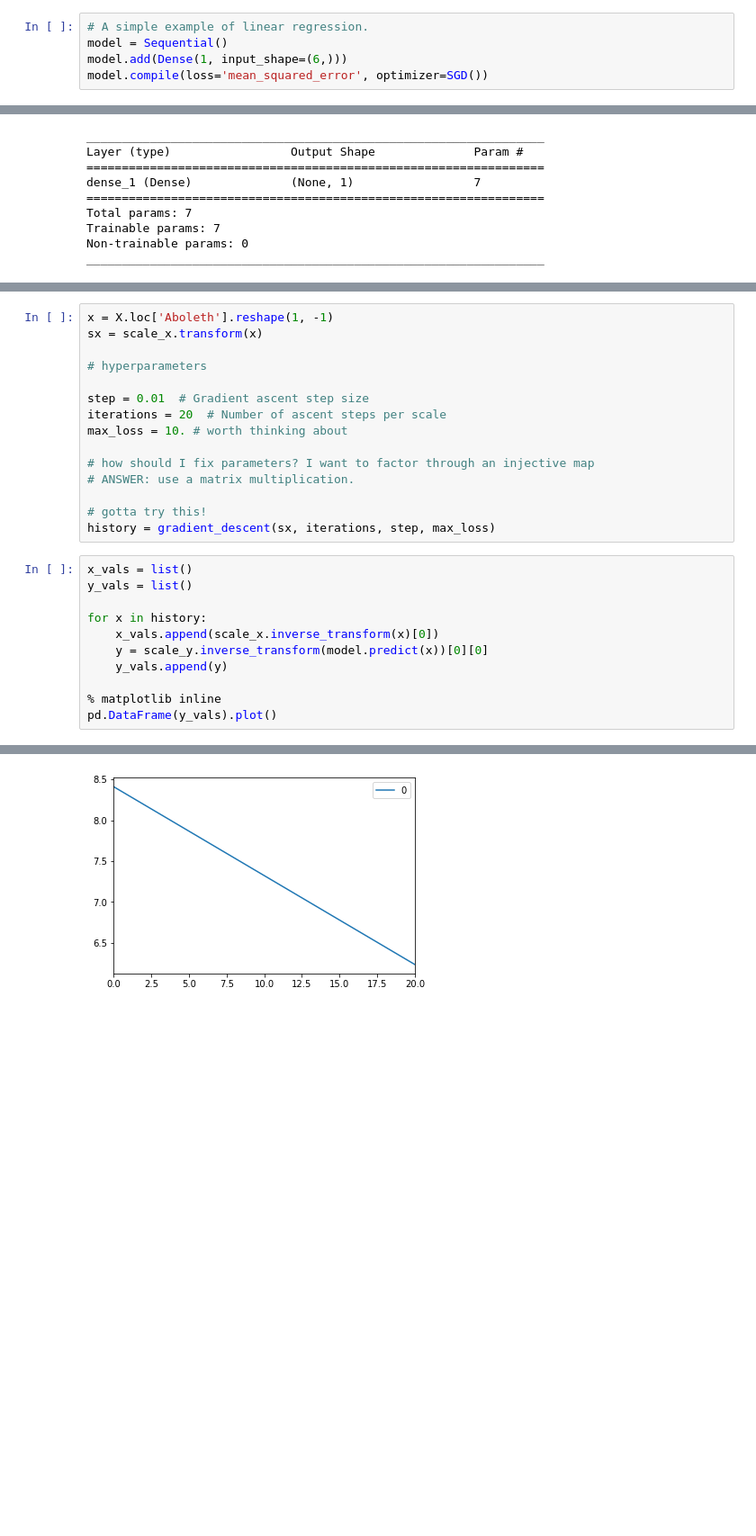
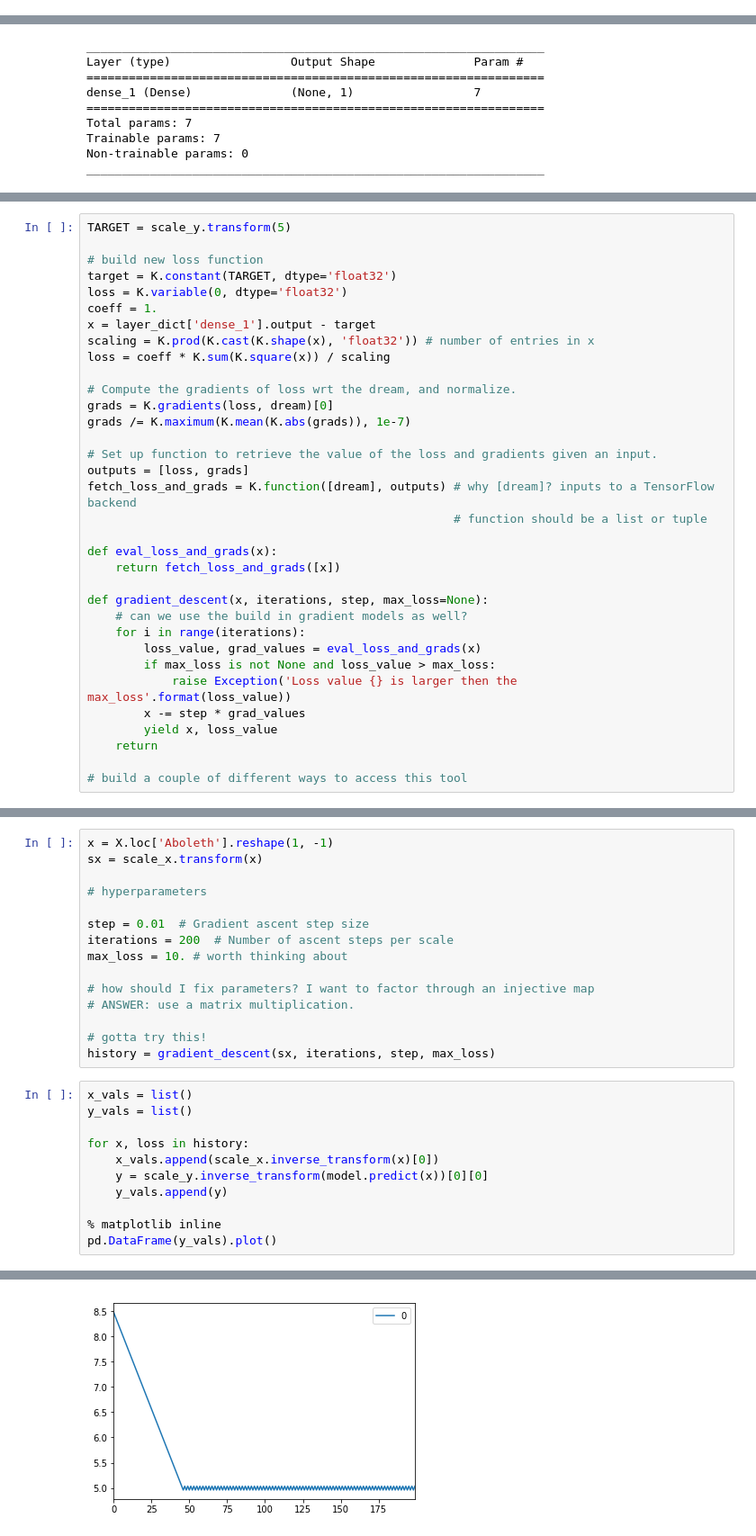
Before and after one commit to wisygig/cr, a Jupyter notebook: Simple neural network.ipynb, the cells around one changed output, grey strips where cells are left out. Shown at 90% size. Saved outputs shown, nothing was run; the diff lists cells and outputs as text; blank space fills up the shorter version.

```diff
--- a/Simple neural network.ipynb
+++ b/Simple neural network.ipynb
@@ -110,8 +132,3 @@ from sklearn.preprocessing import StandardScaler
 scale_x, scale_y = StandardScaler(),  StandardScaler()
 sX = scale_x.fit_transform(X)
 sy = scale_y.fit_transform(y)
-# %%
-# A simple example of linear regression.
-model = Sequential()
-model.add(Dense(1, input_shape=(6,)))
-model.compile(loss='mean_squared_error', optimizer=SGD())
@@ -230,0 +235,34 @@ X.head()
+# %%
+TARGET = scale_y.transform(5)
+
+# build new loss function
+target = K.constant(TARGET, dtype='float32')
+loss = K.variable(0, dtype='float32')
+coeff = 1.
+x = layer_dict['dense_1'].output - target
+scaling = K.prod(K.cast(K.shape(x), 'float32')) # number of entries in x
+loss = coeff * K.sum(K.square(x)) / scaling
+
+# Compute the gradients of loss wrt the dream, and normalize.
+grads = K.gradients(loss, dream)[0]
+grads /= K.maximum(K.mean(K.abs(grads)), 1e-7)
+
+# Set up function to retrieve the value of the loss and gradients given an input.
+outputs = [loss, grads]
+fetch_loss_and_grads = K.function([dream], outputs) # why [dream]? inputs to a TensorFlow backend
+                                                    # function should be a list or tuple
+
+def eval_loss_and_grads(x):
+    return fetch_loss_and_grads([x])
+
+def gradient_descent(x, iterations, step, max_loss=None):
+    # can we use the build in gradient models as well?
+    for i in range(iterations):
+        loss_value, grad_values = eval_loss_and_grads(x)
+        if max_loss is not None and loss_value > max_loss:
+            raise Exception('Loss value {} is larger then the max_loss'.format(loss_value))
+        x -= step * grad_values
+        yield x, loss_value
+    return
+
+# build a couple of different ways to access this tool
@@ -235,7 +283,7 @@ sx = scale_x.transform(x)
 # hyperparameters
 
 step = 0.01  # Gradient ascent step size
-iterations = 20  # Number of ascent steps per scale
+iterations = 200  # Number of ascent steps per scale
 max_loss = 10. # worth thinking about
 
 # how should I fix parameters? I want to factor through an injective map
@@ -247,7 +295,7 @@ history = gradient_descent(sx, iterations, step, max_loss)
 x_vals = list()
 y_vals = list()
 
-for x in history:
+for x, loss in history:
     x_vals.append(scale_x.inverse_transform(x)[0])
     y = scale_y.inverse_transform(model.predict(x))[0][0]
     y_vals.append(y)
@@ -279,4 +307,4 @@ pd.DataFrame(y_vals).plot()
-[figure, old version]
+[figure, new version]
 # %%
 pd.DataFrame(x_vals).plot()
 # %% [output]
```
Also changed, not shown: parts of 32 cells of this notebook, 2 other files.
